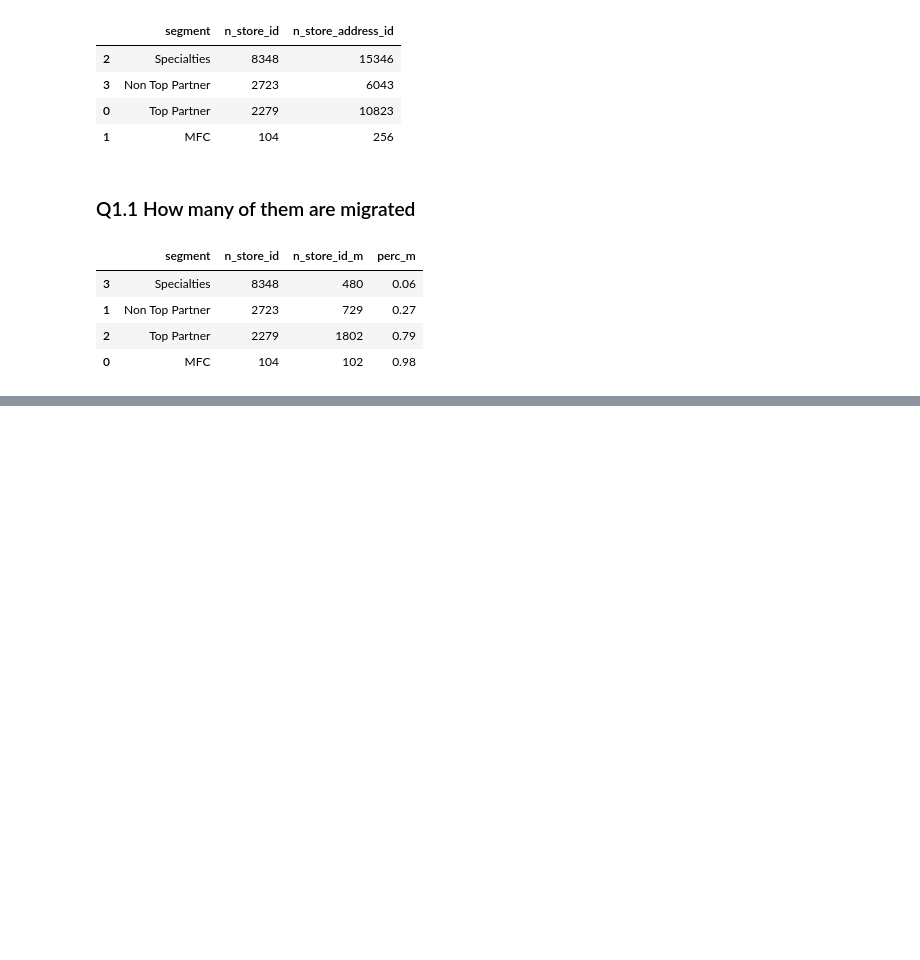
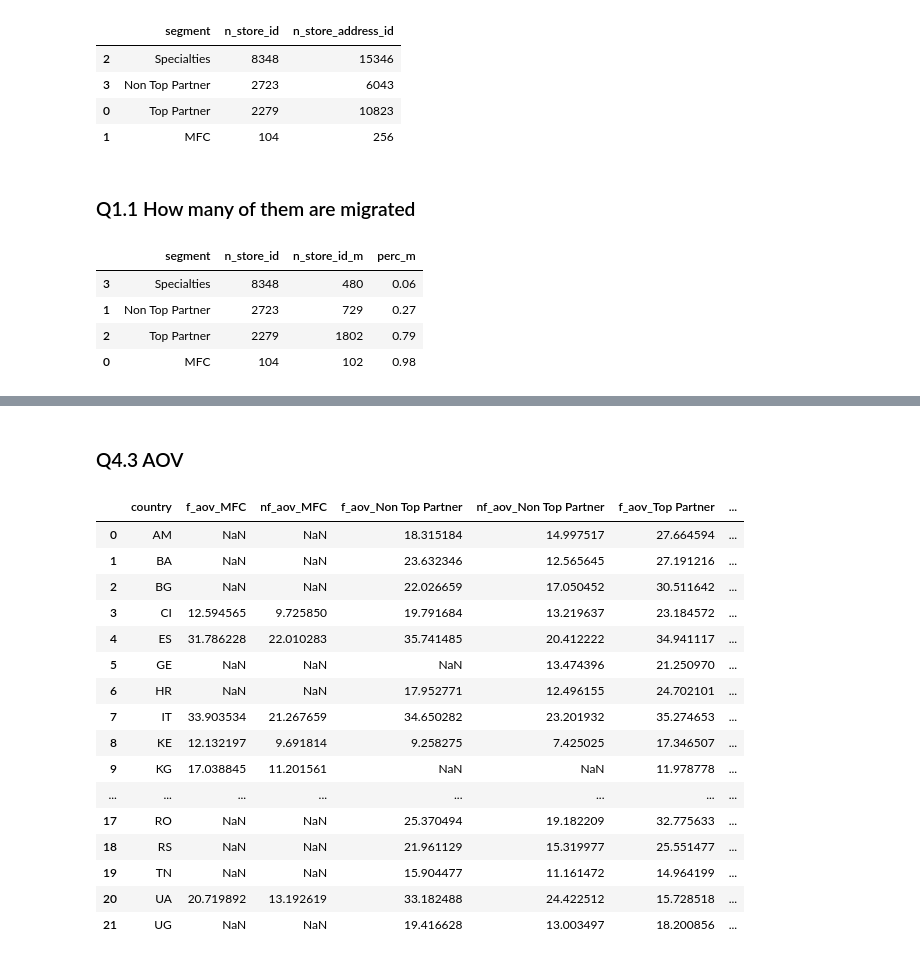
Before and after one commit to JordiCremades4444/central-node, a Jupyter notebook: notebooks/982_2024_10_05_fresh_products/fresh_products_v2.ipynb, the cells around one changed output, grey strips where cells are left out. Cells and saved outputs as stored; diff of their text form; code cells hidden in the pictures; blank space fills up the shorter version.

```diff
--- a/notebooks/982_2024_10_05_fresh_products/fresh_products_v2.ipynb
+++ b/notebooks/982_2024_10_05_fresh_products/fresh_products_v2.ipynb
@@ -60,0 +398,37 @@ possible_segmentations_m.sort_values(by='n_store_id', ascending=False)
+# %% [markdown]
+### Q4.3 AOV
+# %%
+tmp = nudging.copy()
+pivot_tmp = tmp.pivot(index='country',columns='segment',values=['f_value','nf_value','f_orders','nf_orders'])
+pivot_tmp.columns = [f'{col[0]}_{col[1]}' for col in pivot_tmp.columns]
+pivot_tmp.reset_index(inplace=True)
+pivot_tmp.fillna(0, inplace=True)
+
+pivot_tmp['f_aov_MFC'] = pivot_tmp['f_value_MFC']/pivot_tmp['f_orders_MFC']
+pivot_tmp['nf_aov_MFC'] = pivot_tmp['nf_value_MFC']/pivot_tmp['nf_orders_MFC']
+pivot_tmp['f_aov_Non Top Partner'] = pivot_tmp['f_value_Non Top Partner']/pivot_tmp['f_orders_Non Top Partner']
+pivot_tmp['nf_aov_Non Top Partner'] = pivot_tmp['nf_value_Non Top Partner']/pivot_tmp['nf_orders_Non Top Partner']
+pivot_tmp['f_aov_Top Partner'] = pivot_tmp['f_value_Top Partner']/pivot_tmp['f_orders_Top Partner']
+pivot_tmp['nf_aov_Top Partner'] = pivot_tmp['nf_value_Top Partner']/pivot_tmp['nf_orders_Top Partner']
+pivot_tmp['f_aov_Specialties'] = pivot_tmp['f_value_Specialties']/pivot_tmp['f_orders_Specialties']
+pivot_tmp['nf_aov_Specialties'] = pivot_tmp['nf_value_Specialties']/pivot_tmp['nf_orders_Specialties']
+
+pivot_tmp[['country','f_aov_MFC', 'nf_aov_MFC', 'f_aov_Non Top Partner', 'nf_aov_Non Top Partner', 'f_aov_Top Partner', 'nf_aov_Top Partner', 'f_aov_Specialties', 'nf_aov_Specialties']]
+# %% [output]
+|  | country | f_aov_MFC | nf_aov_MFC | f_aov_Non Top Partner | nf_aov_Non Top Partner | f_aov_Top Partner | ... |
+| 0 | AM | NaN | NaN | 18.315184 | 14.997517 | 27.664594 | ... |
+| 1 | BA | NaN | NaN | 23.632346 | 12.565645 | 27.191216 | ... |
+| 2 | BG | NaN | NaN | 22.026659 | 17.050452 | 30.511642 | ... |
+| 3 | CI | 12.594565 | 9.725850 | 19.791684 | 13.219637 | 23.184572 | ... |
+| 4 | ES | 31.786228 | 22.010283 | 35.741485 | 20.412222 | 34.941117 | ... |
+| 5 | GE | NaN | NaN | NaN | 13.474396 | 21.250970 | ... |
+| 6 | HR | NaN | NaN | 17.952771 | 12.496155 | 24.702101 | ... |
+| 7 | IT | 33.903534 | 21.267659 | 34.650282 | 23.201932 | 35.274653 | ... |
+| 8 | KE | 12.132197 | 9.691814 | 9.258275 | 7.425025 | 17.346507 | ... |
+| 9 | KG | 17.038845 | 11.201561 | NaN | NaN | 11.978778 | ... |
+| ... | ... | ... | ... | ... | ... | ... | ... |
+| 17 | RO | NaN | NaN | 25.370494 | 19.182209 | 32.775633 | ... |
+| 18 | RS | NaN | NaN | 21.961129 | 15.319977 | 25.551477 | ... |
+| 19 | TN | NaN | NaN | 15.904477 | 11.161472 | 14.964199 | ... |
+| 20 | UA | 20.719892 | 13.192619 | 33.182488 | 24.422512 | 15.728518 | ... |
+| 21 | UG | NaN | NaN | 19.416628 | 13.003497 | 18.200856 | ... |
```
Also changed, not shown: parts of 20 cells of this notebook.
